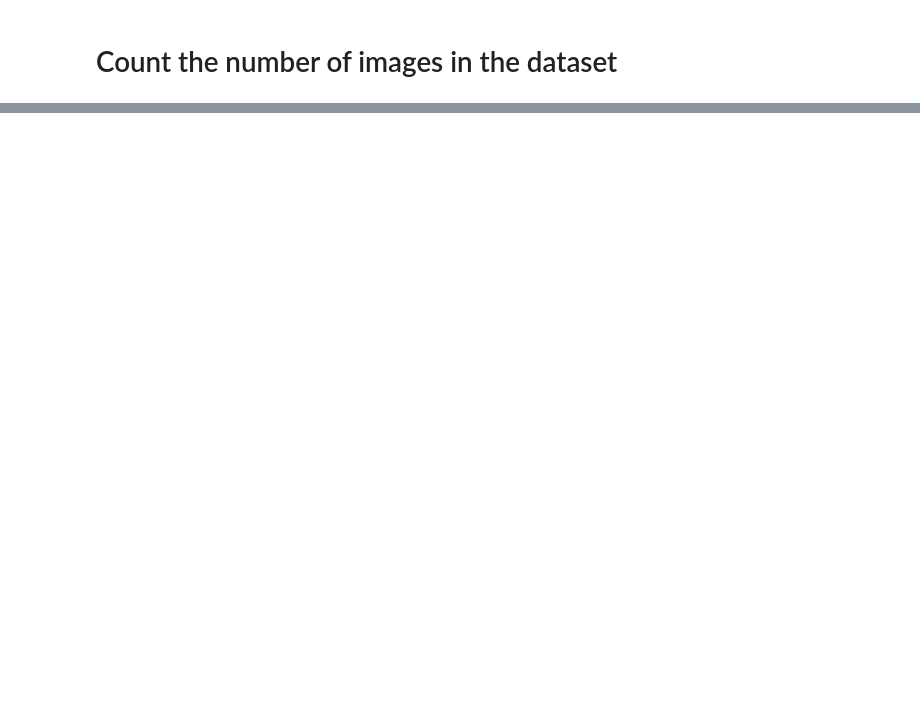
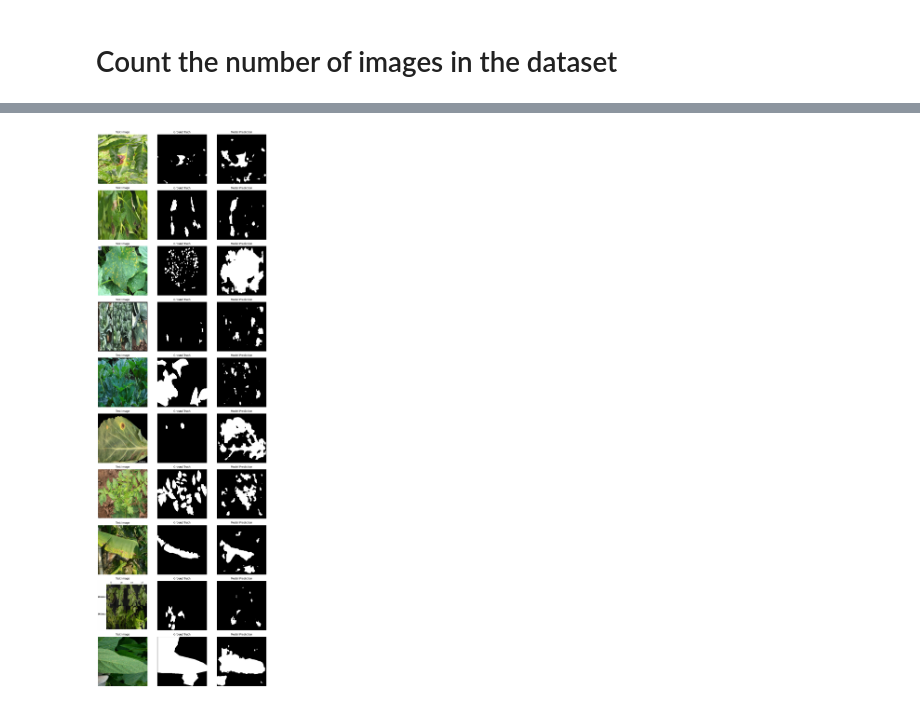
Before and after one commit to tijesu24/Plant-disease-Recognition-papers, a Jupyter notebook: plantseg-masters-with-repsegnet.ipynb, the cells around one changed output, grey strips where cells are left out. Saved outputs shown, nothing was run; the diff lists cells and outputs as text; code cells hidden in the pictures; blank space fills up the shorter version.

Commit message:
Kaggle Notebook | Plantseg Masters with RepSegNet | Version 2 ( Added some evaluations)

```diff
--- a/plantseg-masters-with-repsegnet.ipynb
+++ b/plantseg-masters-with-repsegnet.ipynb
@@ -477,0 +517,17 @@ train_hybrid_model()
+# %%
+device = torch.device("cuda" if torch.cuda.is_available() else "cpu")
+
+# Set this to 299 to match your training checkpoint shape
+num_classes_in_checkpoint = 299
+
+model = CropDiseaseNet(
+    num_seg_classes=2,
+    num_disease_classes=num_classes_in_checkpoint
+).to(device)
+
+# Load the saved weights
+weights_path = "/kaggle/working/hybrid_edge_disease_model.pth"
+model.load_state_dict(torch.load(weights_path, map_location=device))
+
+model.eval()
+print("Model weights successfully loaded!")
@@ -477,0 +536,77 @@ train_hybrid_model()
+# %%
+import random
+import matplotlib.pyplot as plt
+
+def visualize_test_predictions(model, test_img_dir, test_mask_dir, num_samples=10):
+    device = torch.device("cuda" if torch.cuda.is_available() else "cpu")
+    model.eval()
+
+    img_dir = Path(test_img_dir)
+    mask_dir = Path(test_mask_dir)
+
+    # Match stems regardless of extension
+    img_files = {f.stem: f for f in img_dir.glob("*.*") if f.suffix.lower() in [".jpg", ".jpeg", ".png"]}
+    mask_files = {f.stem: f for f in mask_dir.glob("*.*") if f.suffix.lower() in [".jpg", ".jpeg", ".png"]}
+
+    common_stems = sorted(list(set(img_files.keys()) & set(mask_files.keys())))
+
+    if len(common_stems) == 0:
+        print("No matching test images and masks found!")
+        return
+
+    # Randomly select 10 samples
+    selected_stems = random.sample(common_stems, min(num_samples, len(common_stems)))
+
+    fig, axes = plt.subplots(num_samples, 3, figsize=(10, 3 * num_samples))
+
+    if num_samples == 1:
+        axes = np.expand_dims(axes, 0)
+
+    for i, stem in enumerate(selected_stems):
+        img_path = img_files[stem]
+        mask_path = mask_files[stem]
+
+        # Read image & raw mask
+        image_bgr = cv2.imread(str(img_path))
+        image_rgb = cv2.cvtColor(image_bgr, cv2.COLOR_BGR2RGB)
+        raw_mask = cv2.imread(str(mask_path), cv2.IMREAD_GRAYSCALE)
+        binary_mask = (raw_mask > 0).astype(np.uint8)
+
+        # Apply validation transforms
+        augmented = val_transform(image=image_rgb, mask=binary_mask)
+        input_tensor = augmented["image"].unsqueeze(0).to(device)
+        gt_mask = augmented["mask"].numpy()
+
+        # Inference
+        with torch.no_grad():
+            seg_out, _ = model(input_tensor)
+            pred_mask = torch.argmax(seg_out, dim=1).squeeze(0).cpu().numpy()
+
+        # Un-normalize image for display
+        mean = np.array([0.485, 0.456, 0.406])
+        std = np.array([0.229, 0.224, 0.225])
+        disp_image = input_tensor.squeeze(0).permute(1, 2, 0).cpu().numpy()
+        disp_image = np.clip(std * disp_image + mean, 0, 1)
+
+        # Plot columns: Image | Ground Truth | Prediction
+        axes[i, 0].imshow(disp_image)
+        axes[i, 0].set_title(f"Test Image", fontsize=10)
+        axes[i, 0].axis("off")
+
+        axes[i, 1].imshow(gt_mask, cmap="gray")
+        axes[i, 1].set_title("Ground Truth", fontsize=10)
+        axes[i, 1].axis("off")
+
+        axes[i, 2].imshow(pred_mask, cmap="gray")
+        axes[i, 2].set_title("Model Prediction", fontsize=10)
+        axes[i, 2].axis("off")
+
+    plt.tight_layout()
+    plt.show()
+
+# Run visualization on the test split
+test_img_folder = "/kaggle/input/datasets/weitianqi/plantseg/plantsegv2/images/test/"
+test_mask_folder = "/kaggle/input/datasets/weitianqi/plantseg/plantsegv2/annotations/test/"
+visualize_test_predictions(model, test_img_folder, test_mask_folder, num_samples=10)
+# %% [output]
+[figure, added]
```
Also changed, not shown: parts of 8 cells of this notebook.
